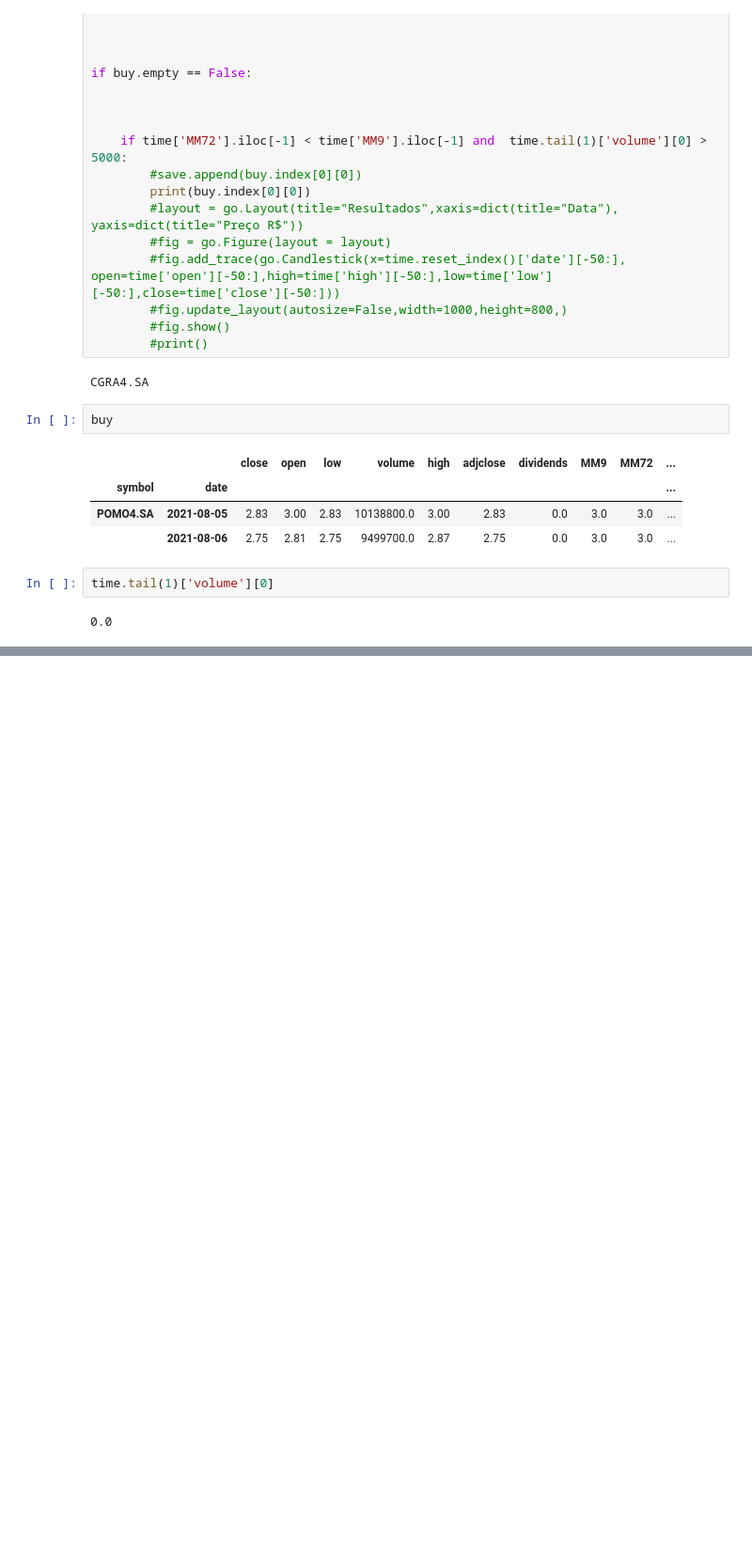
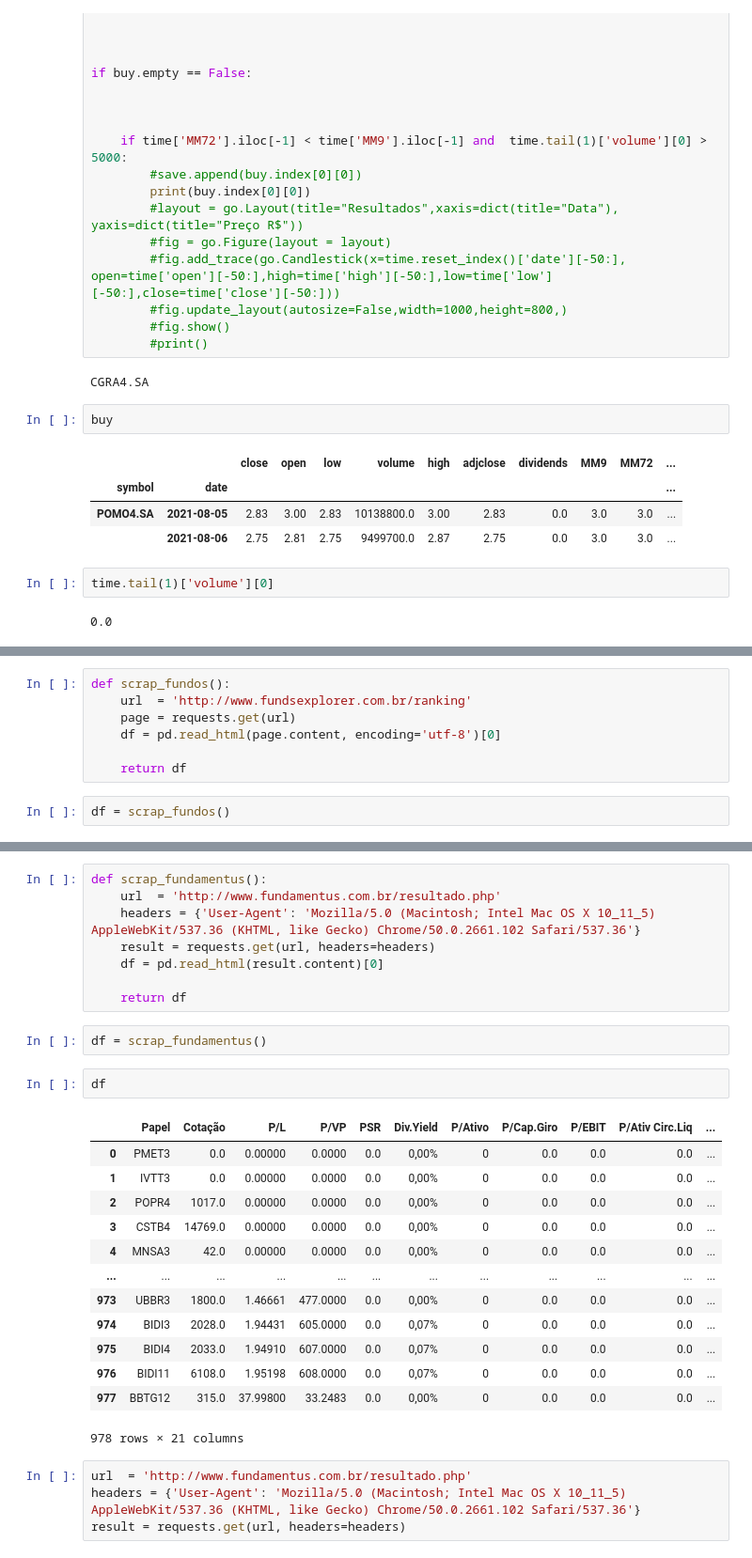
Before and after one commit to lucasvascrocha/explorador_de_ativos, a Jupyter notebook: notebooks/App.ipynb, the cells around one changed output, grey strips where cells are left out. Shown at 94% size. Saved outputs shown, nothing was run; the diff lists cells and outputs as text; blank space fills up the shorter version.

```diff
--- a/notebooks/App.ipynb
+++ b/notebooks/App.ipynb
@@ -1457,0 +2637,9 @@ time.tail(1)['volume'][0]
+# %%
+def scrap_fundos():
+    url  = 'http://www.fundsexplorer.com.br/ranking'
+    page = requests.get(url)
+    df = pd.read_html(page.content, encoding='utf-8')[0]
+
+    return df
+# %%
+df = scrap_fundos()
@@ -1457,0 +2662,30 @@ time.tail(1)['volume'][0]
+# %%
+def scrap_fundamentus():
+    url  = 'http://www.fundamentus.com.br/resultado.php'
+    headers = {'User-Agent': 'Mozilla/5.0 (Macintosh; Intel Mac OS X 10_11_5) AppleWebKit/537.36 (KHTML, like Gecko) Chrome/50.0.2661.102 Safari/537.36'}
+    result = requests.get(url, headers=headers)
+    df = pd.read_html(result.content)[0]
+
+    return df
+# %%
+df = scrap_fundamentus()
+# %%
+df
+# %% [output]
+|  | Papel | Cotação | P/L | P/VP | PSR | Div.Yield | P/Ativo | P/Cap.Giro | P/EBIT | P/Ativ Circ.Liq | ... |
+| 0 | PMET3 | 0.0 | 0.00000 | 0.0000 | 0.0 | 0,00% | 0 | 0.0 | 0.0 | 0.0 | ... |
+| 1 | IVTT3 | 0.0 | 0.00000 | 0.0000 | 0.0 | 0,00% | 0 | 0.0 | 0.0 | 0.0 | ... |
+| 2 | POPR4 | 1017.0 | 0.00000 | 0.0000 | 0.0 | 0,00% | 0 | 0.0 | 0.0 | 0.0 | ... |
+| 3 | CSTB4 | 14769.0 | 0.00000 | 0.0000 | 0.0 | 0,00% | 0 | 0.0 | 0.0 | 0.0 | ... |
+| 4 | MNSA3 | 42.0 | 0.00000 | 0.0000 | 0.0 | 0,00% | 0 | 0.0 | 0.0 | 0.0 | ... |
+| ... | ... | ... | ... | ... | ... | ... | ... | ... | ... | ... | ... |
+| 973 | UBBR3 | 1800.0 | 1.46661 | 477.0000 | 0.0 | 0,00% | 0 | 0.0 | 0.0 | 0.0 | ... |
+| 974 | BIDI3 | 2028.0 | 1.94431 | 605.0000 | 0.0 | 0,07% | 0 | 0.0 | 0.0 | 0.0 | ... |
+| 975 | BIDI4 | 2033.0 | 1.94910 | 607.0000 | 0.0 | 0,07% | 0 | 0.0 | 0.0 | 0.0 | ... |
+| 976 | BIDI11 | 6108.0 | 1.95198 | 608.0000 | 0.0 | 0,07% | 0 | 0.0 | 0.0 | 0.0 | ... |
+| 977 | BBTG12 | 315.0 | 37.99800 | 33.2483 | 0.0 | 0,00% | 0 | 0.0 | 0.0 | 0.0 | ... |
+978 rows × 21 columns
+# %%
+url  = 'http://www.fundamentus.com.br/resultado.php'
+headers = {'User-Agent': 'Mozilla/5.0 (Macintosh; Intel Mac OS X 10_11_5) AppleWebKit/537.36 (KHTML, like Gecko) Chrome/50.0.2661.102 Safari/537.36'}
+result = requests.get(url, headers=headers)
```
Also changed, not shown: parts of 103 cells of this notebook, 6 other files.
